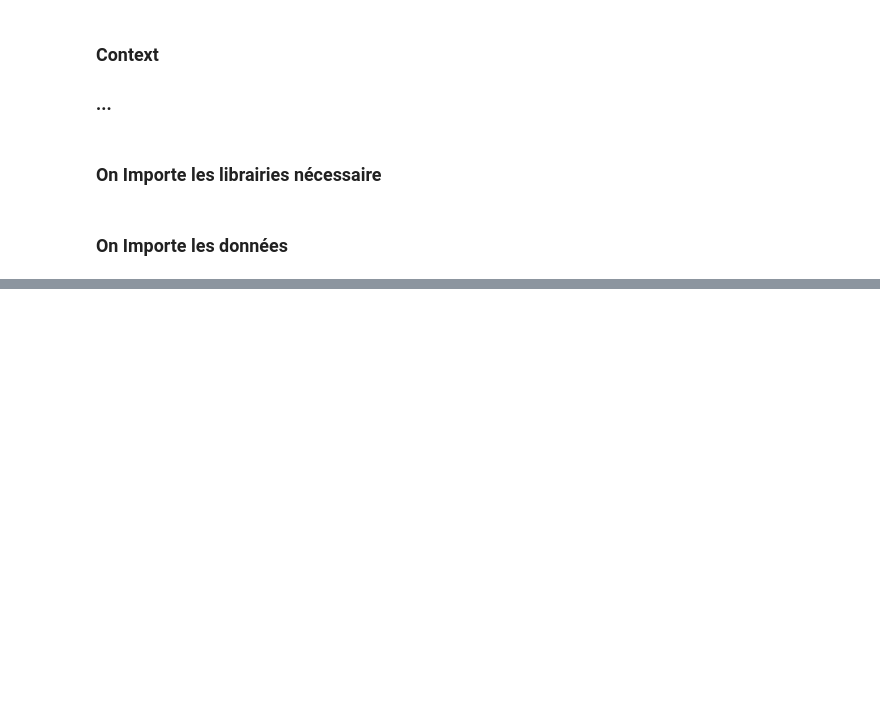
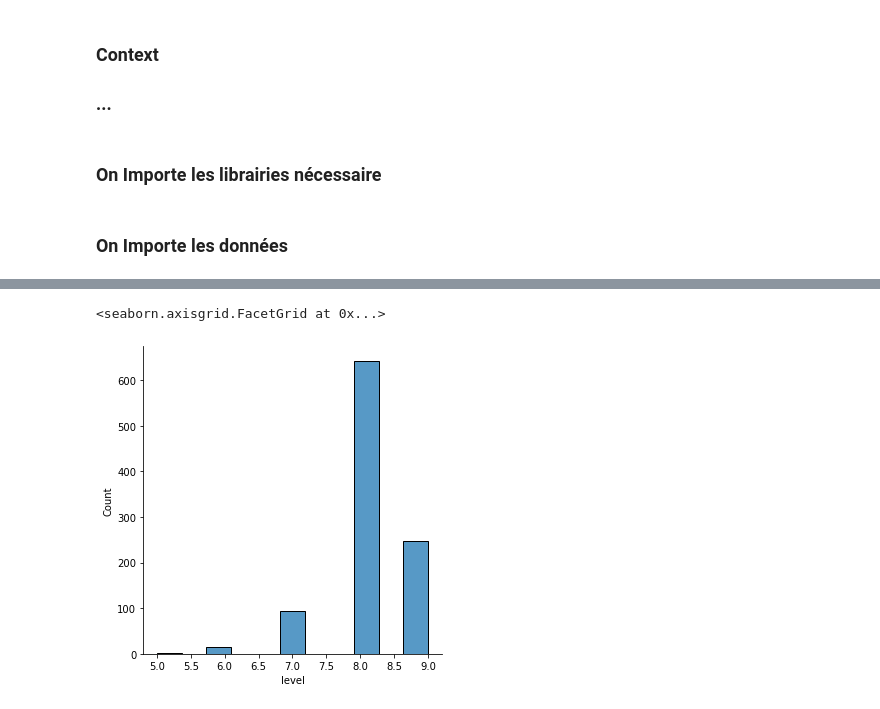
Before and after one commit to xelafi/Maths-Algo, a Jupyter notebook: Projet/TftPlatChall.ipynb, the cells around one changed output, grey strips where cells are left out. Drawn from its saved outputs; the diff is of its cells as text; code cells hidden in the pictures; blank space fills up the shorter version.

```diff
--- a/Projet/TftPlatChall.ipynb
+++ b/Projet/TftPlatChall.ipynb
@@ -50,0 +86,19 @@ DataChall
+# %%
+for i in range(len(DataChall)) :
+
+    if len(ast.literal_eval(DataChall.combination[i])) > 0 :
+
+        max_value = max(ast.literal_eval(DataChall.combination[i]).values())
+        max_keys = [k for k, v in ast.literal_eval(DataChall.combination[i]).items() if v == max_value]
+
+        if len(max_keys) == 1 :
+            result = max_keys[0]
+        elif len(max_keys) > 1 :
+            result = ""
+            for i in range(len(max_keys) - 1) :
+                result = result + max_keys[i] +"/"
+        else :
+            result = "Any"
+
+#         print(result)
+        DataChall.composition[i] = result
@@ -50,0 +159,5 @@ DataChall
+# %%
+sns.displot(x="level",data=DataChall)
+# %% [output]
+<seaborn.axisgrid.FacetGrid at 0x...>
+[figure, added]
```
Also changed, not shown: parts of 23 cells of this notebook.
